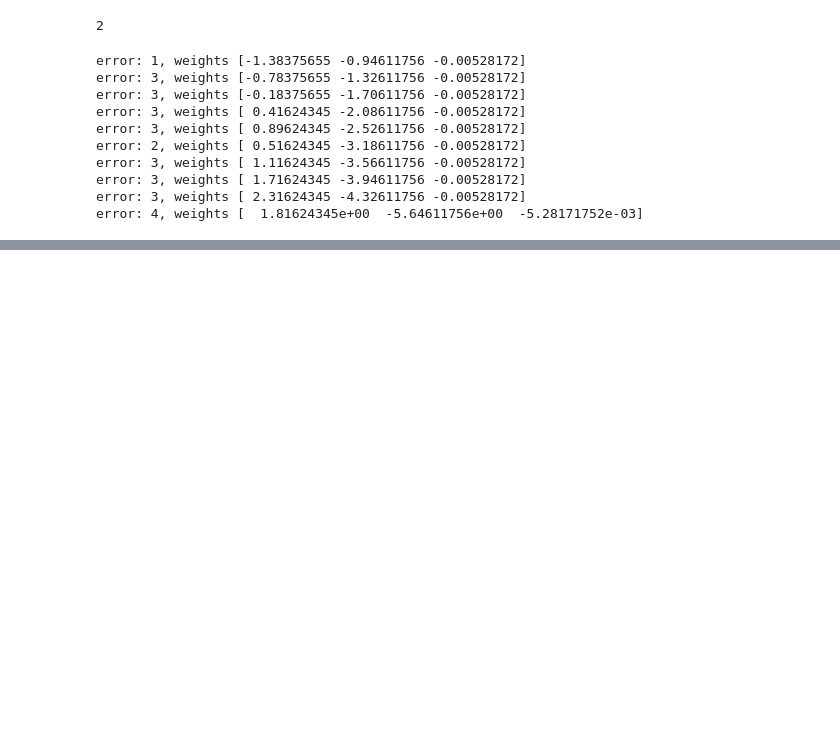
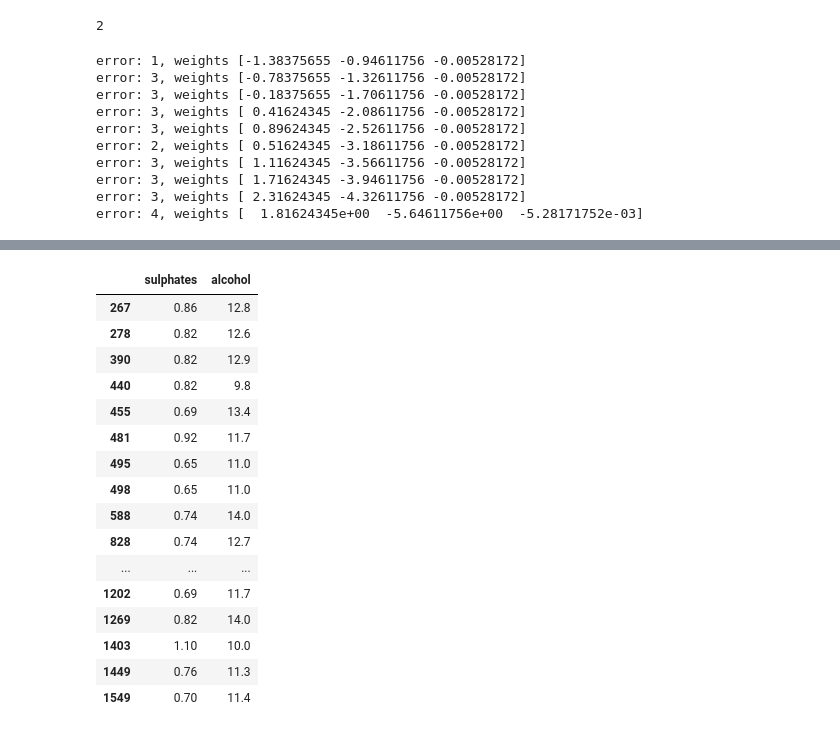
Before and after one commit to adamsrnmsu/machine_learning, a Jupyter notebook: assignment1/scrath_jupyter.ipynb, the cells around one changed output, grey strips where cells are left out. Drawn from its saved outputs; the diff is of its cells as text; code cells hidden in the pictures; blank space fills up the shorter version.

```diff
--- a/assignment1/scrath_jupyter.ipynb
+++ b/assignment1/scrath_jupyter.ipynb
@@ -88,0 +140,20 @@ error: 4, weights [  1.81624345e+00  -5.64611756e+00  -5.28171752e-03]
+# %%
+df_8.iloc[:,[9,10]]
+# %% [output]
+|  | sulphates | alcohol |
+| 267 | 0.86 | 12.8 |
+| 278 | 0.82 | 12.6 |
+| 390 | 0.82 | 12.9 |
+| 440 | 0.82 | 9.8 |
+| 455 | 0.69 | 13.4 |
+| 481 | 0.92 | 11.7 |
+| 495 | 0.65 | 11.0 |
+| 498 | 0.65 | 11.0 |
+| 588 | 0.74 | 14.0 |
+| 828 | 0.74 | 12.7 |
+| ... | ... | ... |
+| 1202 | 0.69 | 11.7 |
+| 1269 | 0.82 | 14.0 |
+| 1403 | 1.10 | 10.0 |
+| 1449 | 0.76 | 11.3 |
+| 1549 | 0.70 | 11.4 |
```
Also changed, not shown: parts of 6 cells of this notebook, 5 other files.
